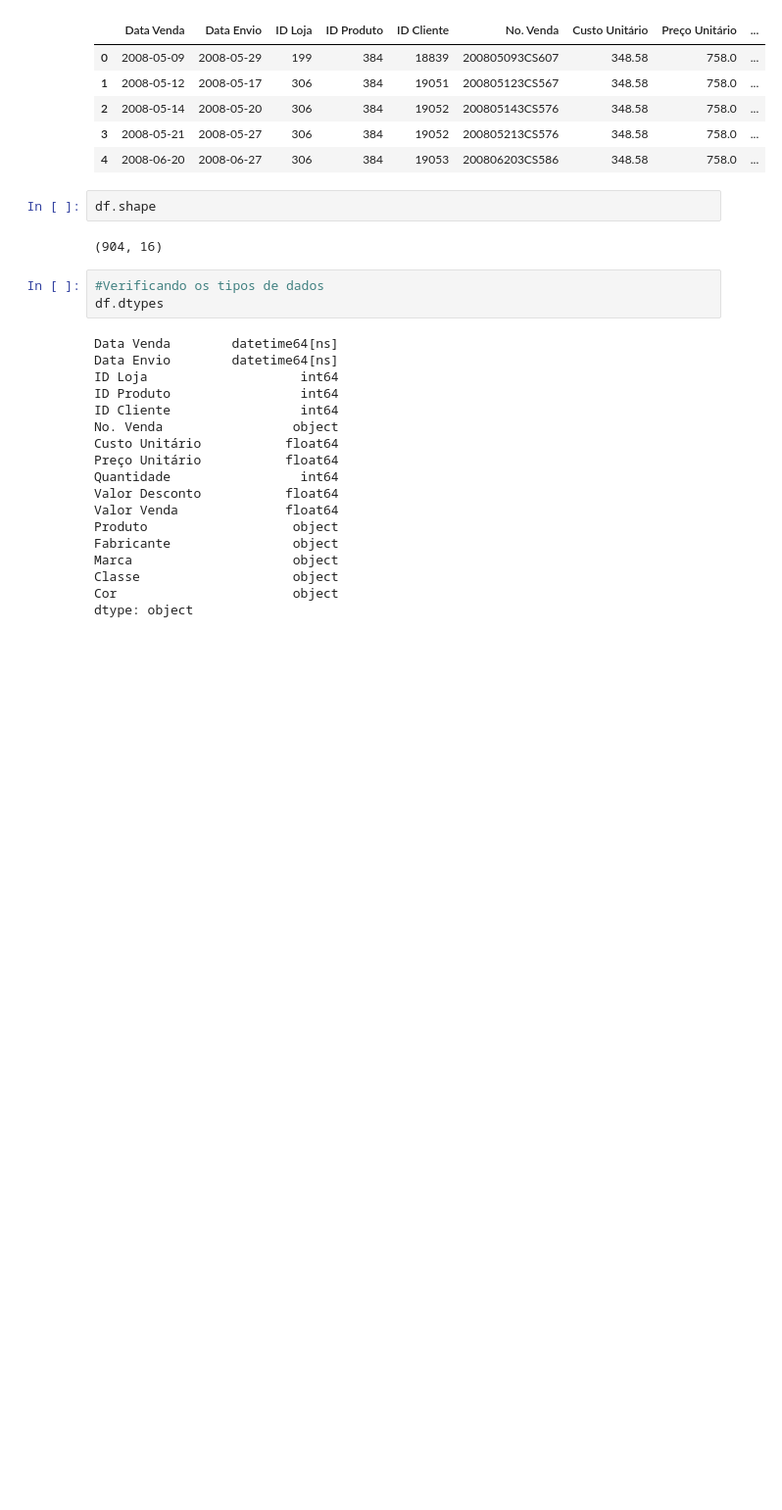
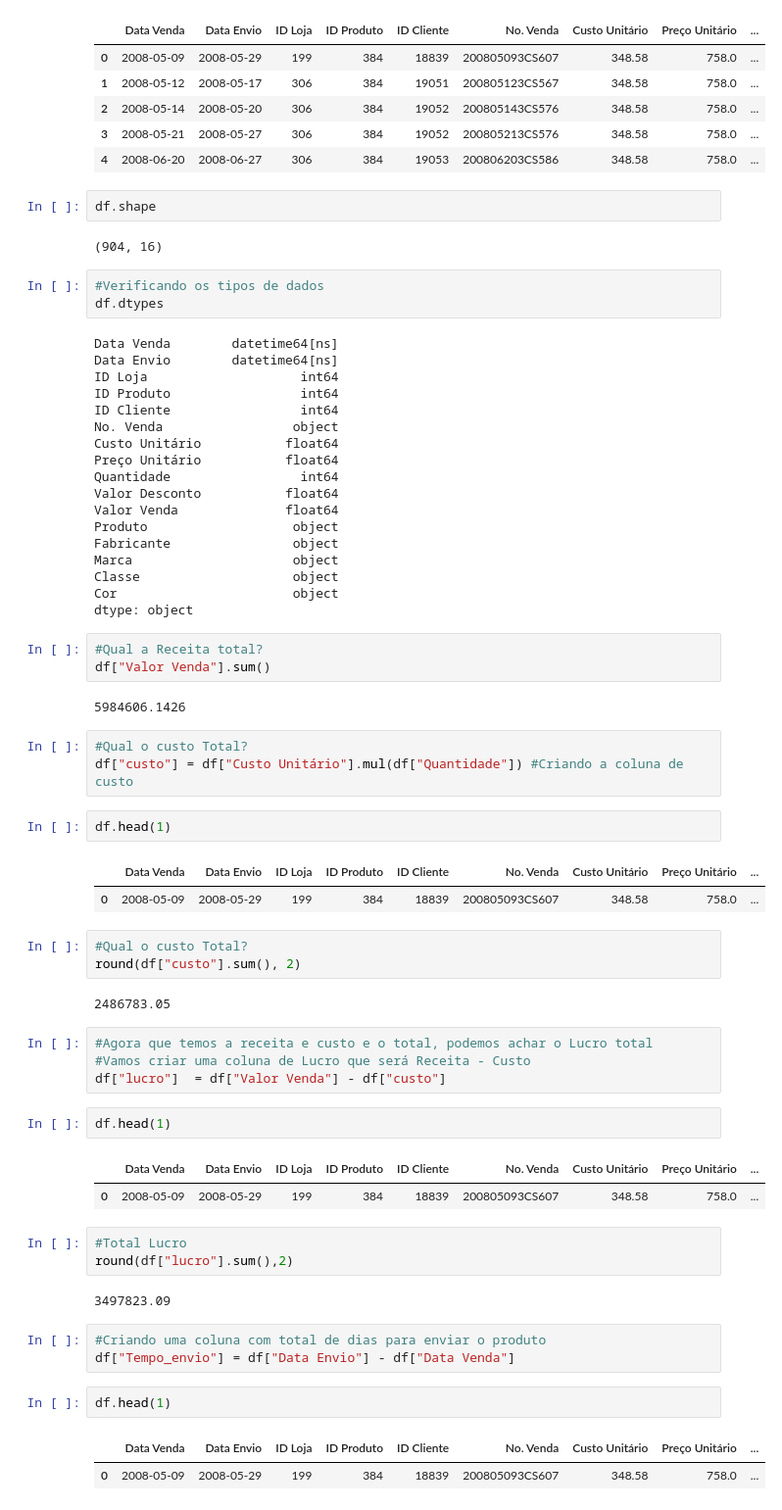
Before and after one commit to claudyane/Analise_de_Dados_pandas, a Jupyter notebook: 05_Analise_Exploratoria.ipynb, the cells around one changed output. Shown: that part at 98% size. Cells and saved outputs as stored; diff of their text form; blank space fills up the shorter version.

```diff
--- a/05_Analise_Exploratoria.ipynb
+++ b/05_Analise_Exploratoria.ipynb
@@ -50,3 +50,43 @@ Marca                     object
 Classe                    object
 Cor                       object
 dtype: object
+# %%
+#Qual a Receita total?
+df["Valor Venda"].sum()
+# %% [output]
+5984606.1426
+# %%
+#Qual o custo Total?
+df["custo"] = df["Custo Unitário"].mul(df["Quantidade"]) #Criando a coluna de custo
+# %%
+df.head(1)
+# %% [output]
+|  | Data Venda | Data Envio | ID Loja | ID Produto | ID Cliente | No. Venda | Custo Unitário | Preço Unitário | ... |
+| 0 | 2008-05-09 | 2008-05-29 | 199 | 384 | 18839 | 200805093CS607 | 348.58 | 758.0 | ... |
+# %%
+#Qual o custo Total?
+round(df["custo"].sum(), 2)
+# %% [output]
+2486783.05
+# %%
+#Agora que temos a receita e custo e o total, podemos achar o Lucro total
+#Vamos criar uma coluna de Lucro que será Receita - Custo
+df["lucro"]  = df["Valor Venda"] - df["custo"]
+# %%
+df.head(1)
+# %% [output]
+|  | Data Venda | Data Envio | ID Loja | ID Produto | ID Cliente | No. Venda | Custo Unitário | Preço Unitário | ... |
+| 0 | 2008-05-09 | 2008-05-29 | 199 | 384 | 18839 | 200805093CS607 | 348.58 | 758.0 | ... |
+# %%
+#Total Lucro
+round(df["lucro"].sum(),2)
+# %% [output]
+3497823.09
+# %%
+#Criando uma coluna com total de dias para enviar o produto
+df["Tempo_envio"] = df["Data Envio"] - df["Data Venda"]
+# %%
+df.head(1)
+# %% [output]
+|  | Data Venda | Data Envio | ID Loja | ID Produto | ID Cliente | No. Venda | Custo Unitário | Preço Unitário | ... |
+| 0 | 2008-05-09 | 2008-05-29 | 199 | 384 | 18839 | 200805093CS607 | 348.58 | 758.0 | ... |
```
Also changed, not shown: parts of 5 cells of this notebook.
